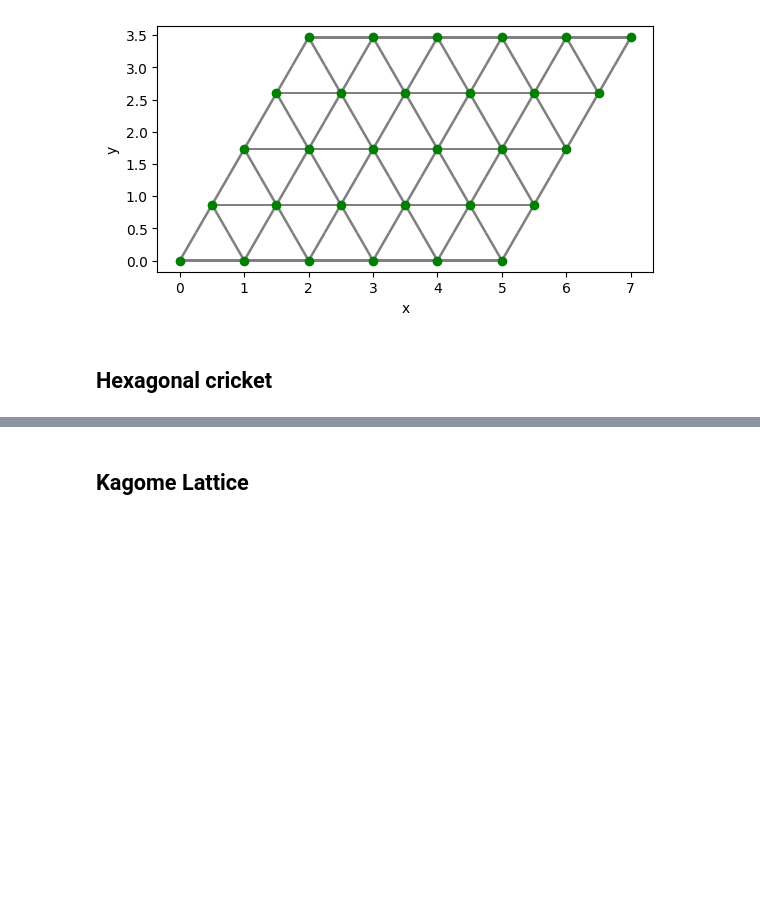
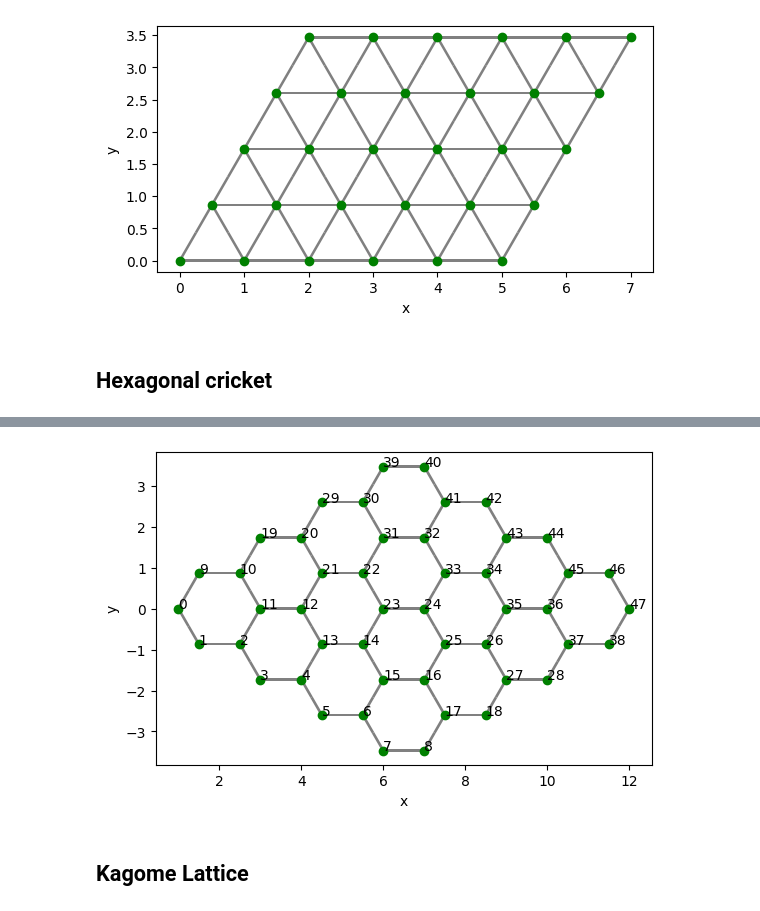
Before and after one commit to ICHEC/qse, a Jupyter notebook: examples/generating_lattices.ipynb, the cells around one changed output, grey strips where cells are left out. Drawn from its saved outputs; the diff is of its cells as text; code cells hidden in the pictures; blank space fills up the shorter version.

```diff
--- a/examples/generating_lattices.ipynb
+++ b/examples/generating_lattices.ipynb
@@ -36,3 +37,9 @@ qse.draw(hexagonal_reg, radius=1.1)
+# %%
+del qhexagon[[0, 49]]
+qhexagon.labels = [str(i) for i in range(hexagonal_reg.nqbits)]
+qhexagon.draw(radius="nearest", show_labels=True)
+# %% [output]
+[figure, added]
 # %% [markdown]
 ## Kagome Lattice
 # %%
```
Also changed, not shown: parts of 7 cells of this notebook, 3 other files.
